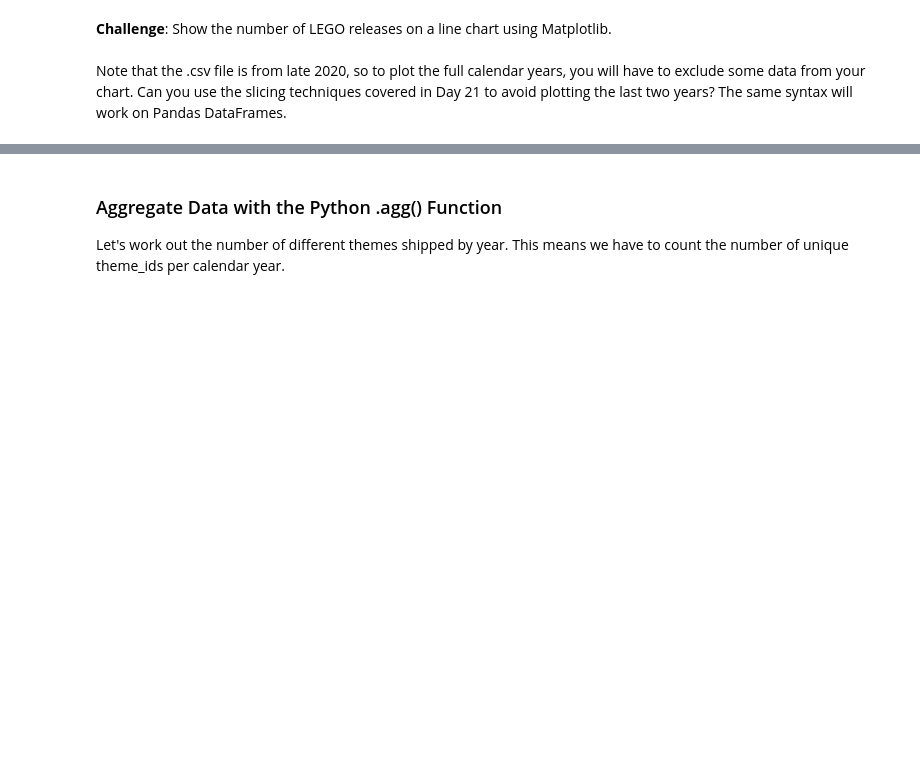
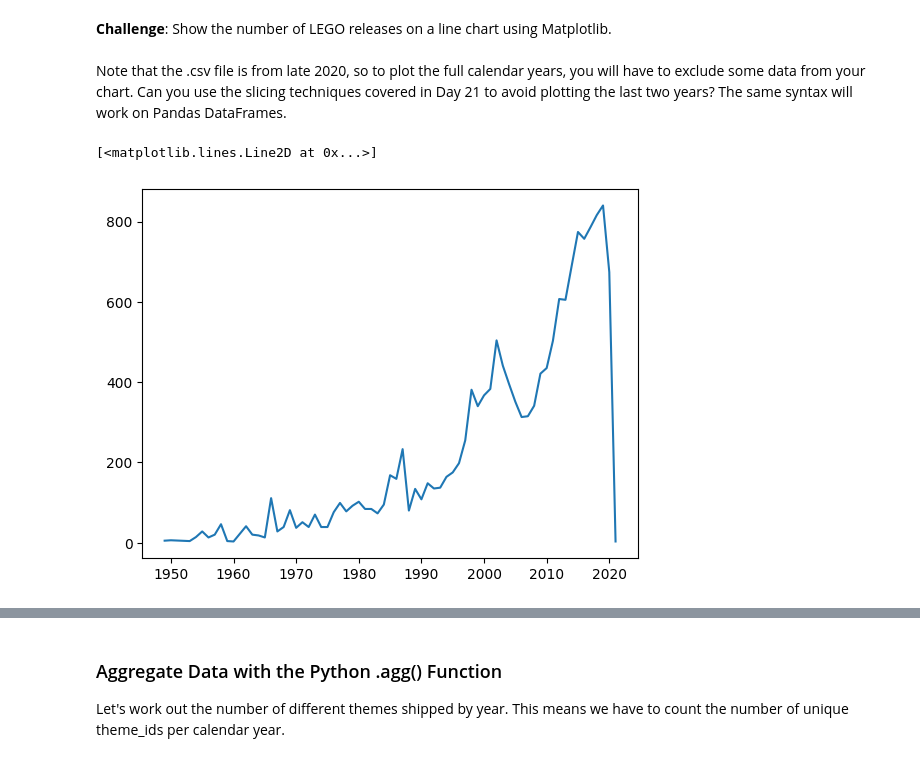
Before and after one commit to samuelard7/colab, a Jupyter notebook: Lego_Analysis.ipynb, the cells around one changed output, grey strips where cells are left out. Saved outputs shown, nothing was run; the diff lists cells and outputs as text; code cells hidden in the pictures; blank space fills up the shorter version.

```diff
--- a/Lego_Analysis.ipynb
+++ b/Lego_Analysis.ipynb
@@ -171,3 +171,8 @@ dtype: int64
 **Challenge**: Show the number of LEGO releases on a line chart using Matplotlib. <br>
 <br>
 Note that the .csv file is from late 2020, so to plot the full calendar years, you will have to exclude some data from your chart. Can you use the slicing techniques covered in Day 21 to avoid plotting the last two years? The same syntax will work on Pandas DataFrames.
+# %%
+plt.plot(sets_by_year.index,sets_by_year.set_num)
+# %% [output]
+[<matplotlib.lines.Line2D at 0x...>]
+[figure, added]
```
Also changed, not shown: parts of 5 cells of this notebook.
